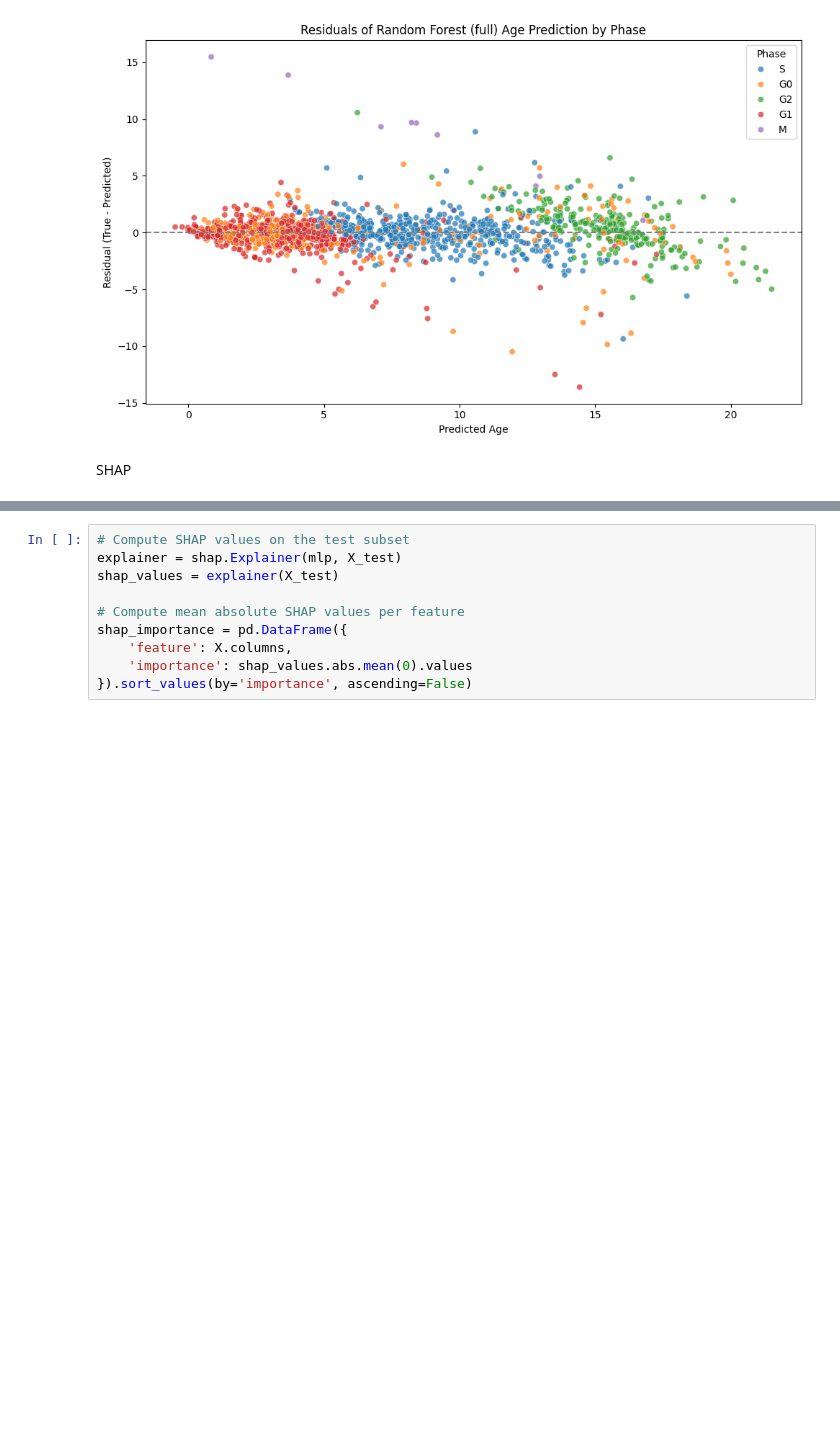
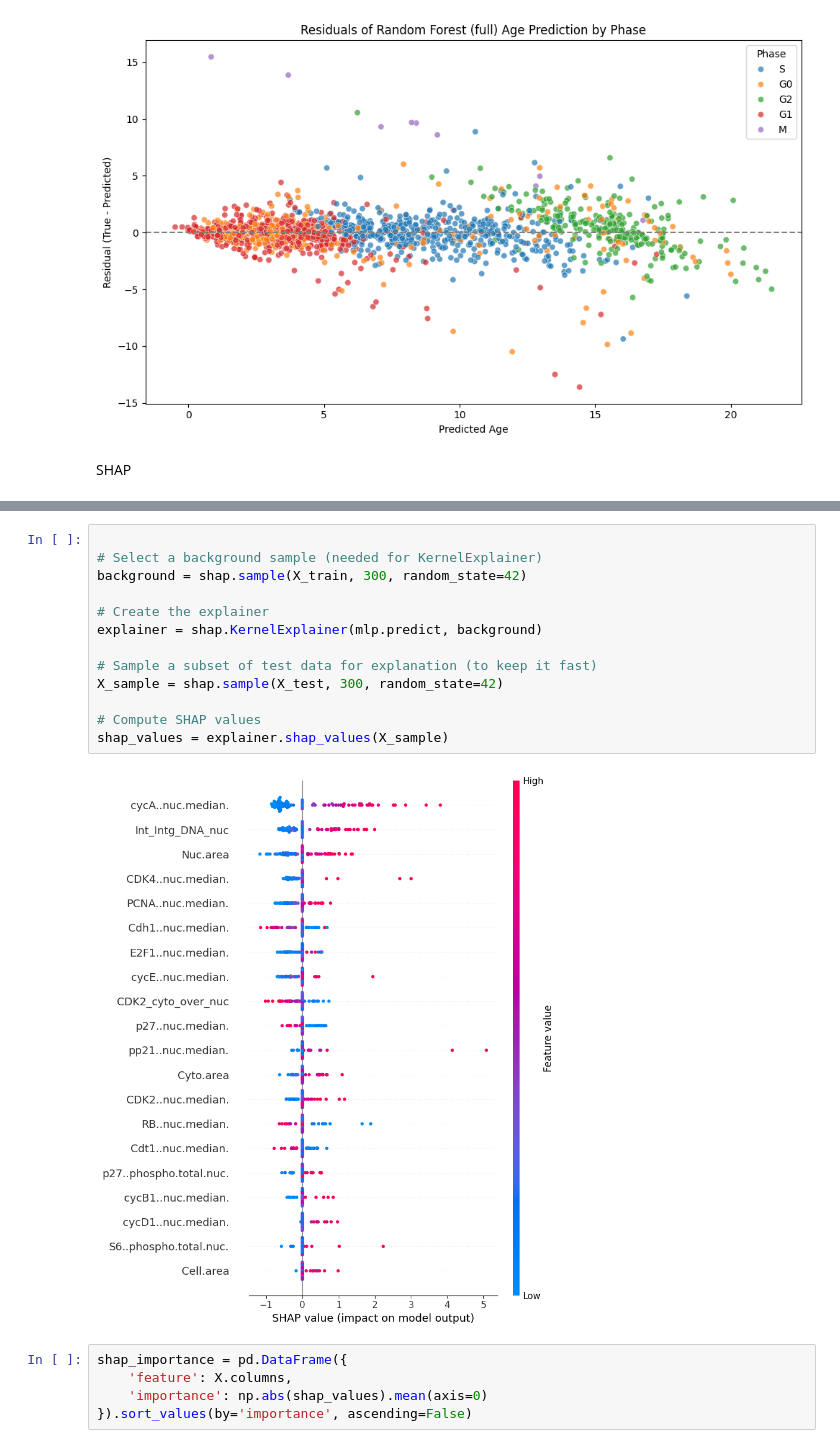
Before and after one commit to mariahgloehr/IICD, a Jupyter notebook: Benchmarks/MLP/mlp_regression_full.ipynb, the cells around one changed output, grey strips where cells are left out. Cells and saved outputs as stored; diff of their text form; blank space fills up the shorter version.

Commit message:
mlp shap scores

```diff
--- a/Benchmarks/MLP/mlp_regression_full.ipynb
+++ b/Benchmarks/MLP/mlp_regression_full.ipynb
@@ -227,13 +230,23 @@ ImportError: Numba needs NumPy 2.2 or less. Got NumPy 2.3.
 # %%
-# Compute SHAP values on the test subset
-explainer = shap.Explainer(mlp, X_test)
-shap_values = explainer(X_test)
 
-# Compute mean absolute SHAP values per feature
-shap_importance = pd.DataFrame({
-    'feature': X.columns,
-    'importance': shap_values.abs.mean(0).values
-}).sort_values(by='importance', ascending=False)
+# Select a background sample (needed for KernelExplainer)
+background = shap.sample(X_train, 300, random_state=42)
+
+# Create the explainer
+explainer = shap.KernelExplainer(mlp.predict, background)
+
+# Sample a subset of test data for explanation (to keep it fast)
+X_sample = shap.sample(X_test, 300, random_state=42)
+
+# Compute SHAP values
+shap_values = explainer.shap_values(X_sample)
+# %% [output]
+[figure, added]
+# %%
+shap_importance = pd.DataFrame({
+    'feature': X.columns,
+    'importance': np.abs(shap_values).mean(axis=0)
+}).sort_values(by='importance', ascending=False)
 # %%
 # Plot top 10 features
 top_20 = shap_importance.head(20)
```
Also changed, not shown: parts of 2 cells of this notebook, 2 other files.
